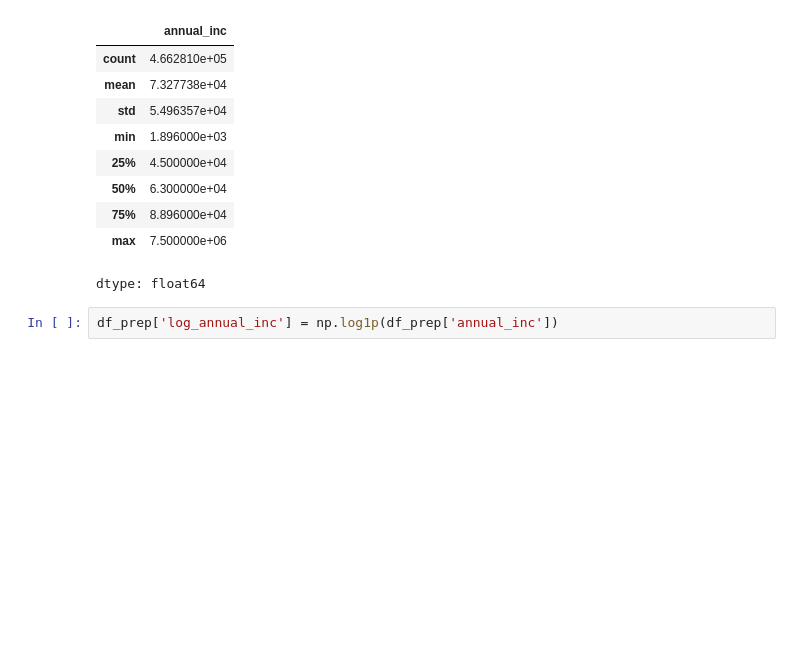
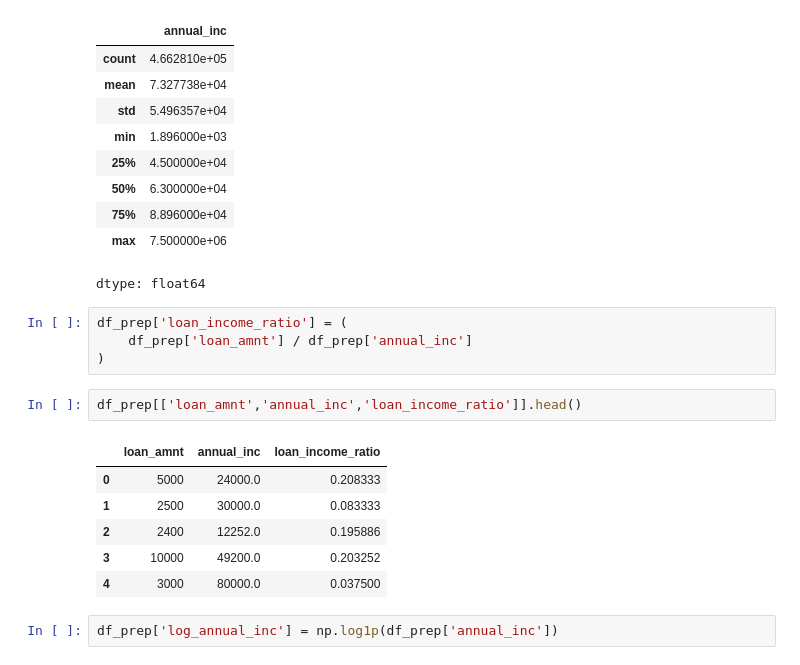
Before and after one commit to rfaoktvian/ChurnPrediction, a Jupyter notebook: notebooks/01_model_development.ipynb, the cells around one changed output. Drawn from its saved outputs; the diff is of its cells as text; blank space fills up the shorter version.

```diff
--- a/notebooks/01_model_development.ipynb
+++ b/notebooks/01_model_development.ipynb
@@ -877,6 +877,19 @@ df_prep['annual_inc'].describe()
 | 75% | 8.896000e+04 |
 | max | 7.500000e+06 |
 dtype: float64
+# %%
+df_prep['loan_income_ratio'] = (
+    df_prep['loan_amnt'] / df_prep['annual_inc']
+)
+# %%
+df_prep[['loan_amnt','annual_inc','loan_income_ratio']].head()
+# %% [output]
+|  | loan_amnt | annual_inc | loan_income_ratio |
+| 0 | 5000 | 24000.0 | 0.208333 |
+| 1 | 2500 | 30000.0 | 0.083333 |
+| 2 | 2400 | 12252.0 | 0.195886 |
+| 3 | 10000 | 49200.0 | 0.203252 |
+| 4 | 3000 | 80000.0 | 0.037500 |
 # %%
 df_prep['log_annual_inc'] = np.log1p(df_prep['annual_inc'])
 # %%
```
Also changed, not shown: parts of 29 cells of this notebook.
